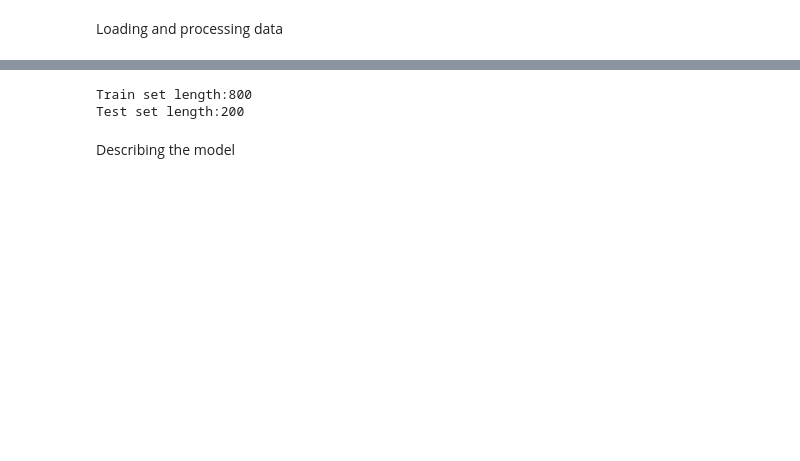
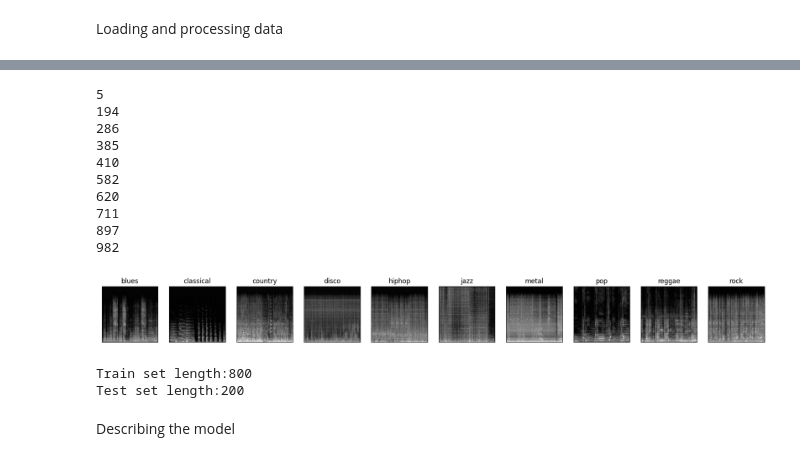
Before and after one commit to thdb-theo/AudioClassification, a Jupyter notebook: src/Model.ipynb, the cells around one changed output, grey strips where cells are left out. Cells and saved outputs as stored; diff of their text form; code cells hidden in the pictures; blank space fills up the shorter version.

```diff
--- a/src/Model.ipynb
+++ b/src/Model.ipynb
@@ -19,3 +21,17 @@ plt.show()
+# %%
+ShowImageFromEachClass(images)
+# %% [output]
+5
+194
+286
+385
+410
+582
+620
+711
+897
+982
+[figure, added]
 # %%
 from sklearn.model_selection import train_test_split
 
```
Also changed, not shown: parts of 8 cells of this notebook, 1 other file.
